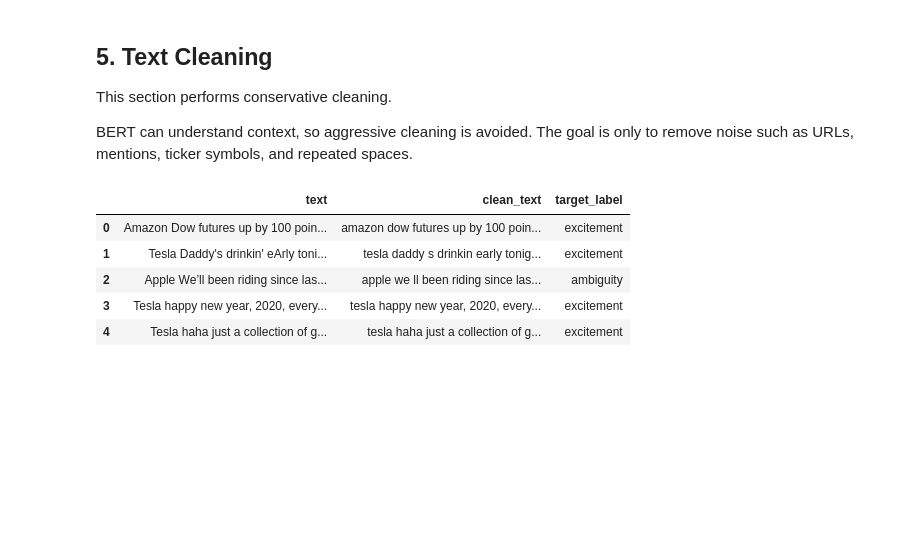
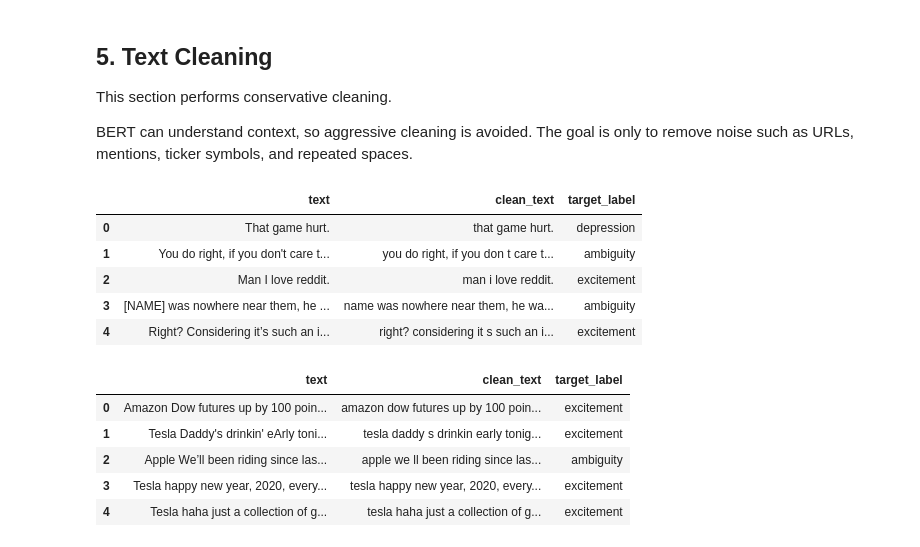
Before and after one commit to AbhikBoruah/Technology-Design-Project, a Jupyter notebook: ProjectDemo.ipynb, the cells around one changed output. Drawn from its saved outputs; the diff is of its cells as text; code cells hidden in the pictures; blank space fills up the shorter version.

Commit message:
Plot distributions again; plot head of cleaned Model A; gitignore

```diff
--- a/ProjectDemo.ipynb
+++ b/ProjectDemo.ipynb
@@ -321,35 +340,42 @@ BERT can understand context, so aggressive cleaning is avoided. The goal is only
 # %%
 # Define a conservative text cleaning function for financial and general comments.
 def clean_text(text):
     text = str(text).lower()
     text = re.sub(r"http\S+|www\S+", " ", text)   # Remove URLs
     text = re.sub(r"@\w+", " ", text)             # Remove user mentions
     text = re.sub(r"#\w+", " ", text)             # Remove hashtags
     text = re.sub(r"\$[a-zA-Z]+", " ", text)      # Remove ticker symbols
     text = re.sub(r"[^a-z0-9\s!?.,]", " ", text)  # Keep letters, digits, spaces, and basic punctuation useful for sentiment tone.
     text = re.sub(r"[^\w\s\[\]'!?.,]", " ", text) # Remove special chars
     text = re.sub(r"\s+", " ", text)              # Replace repeated spaces with a single space.
     text = text.strip()                           # Remove leading and trailing whitespace.
     return text
 
 # Apply cleaning to the mapped GoEmotions and StockEmotions dataframe.
 go_df["clean_text"] = go_df["text"].apply(clean_text)
 stock_train_m["clean_text"] = stock_train_m["text"].apply(clean_text)
 stock_val_m["clean_text"] = stock_val_m["text"].apply(clean_text)
 stock_test_m["clean_text"] = stock_test_m["text"].apply(clean_text)
 
 # Remove GoEmotions and StockEmotions rows that became empty after cleaning.
 go_df = go_df[go_df["clean_text"].str.len() > 0].reset_index(drop=True)
 stock_train_m = stock_train_m[stock_train_m["clean_text"].str.len() > 0].reset_index(drop=True)
 stock_val_m = stock_val_m[stock_val_m["clean_text"].str.len() > 0].reset_index(drop=True)
 stock_test_m = stock_test_m[stock_test_m["clean_text"].str.len() > 0].reset_index(drop=True)
 
 # Display sample cleaned rows to support transparent preprocessing.
+display(go_df[["text", "clean_text", "target_label"]].head()) # needs work
 display(stock_train_m[["text", "clean_text", "target_label"]].head())
 # %% [output]
 |  | text | clean_text | target_label |
-| 0 | Amazon Dow futures up by 100 poin... | amazon dow futures up by 100 poin... | excitement |
-| 1 | Tesla Daddy's drinkin' eArly toni... | tesla daddy s drinkin early tonig... | excitement |
-| 2 | Apple We’ll been riding since las... | apple we ll been riding since las... | ambiguity |
-| 3 | Tesla happy new year, 2020, every... | tesla happy new year, 2020, every... | excitement |
-| 4 | Tesla haha just a collection of g... | tesla haha just a collection of g... | excitement |
+| 0 | That game hurt. | that game hurt. | depression |
+| 1 | You do right, if you don't care t... | you do right, if you don t care t... | ambiguity |
+| 2 | Man I love reddit. | man i love reddit. | excitement |
+| 3 | [NAME] was nowhere near them, he ... | name was nowhere near them, he wa... | ambiguity |
+| 4 | Right? Considering it’s such an i... | right? considering it s such an i... | excitement |
+|  | text | clean_text | target_label |
+| 0 | Amazon Dow futures up by 100 poin... | amazon dow futures up by 100 poin... | excitement |
+| 1 | Tesla Daddy's drinkin' eArly toni... | tesla daddy s drinkin early tonig... | excitement |
+| 2 | Apple We’ll been riding since las... | apple we ll been riding since las... | ambiguity |
+| 3 | Tesla happy new year, 2020, every... | tesla happy new year, 2020, every... | excitement |
+| 4 | Tesla haha just a collection of g... | tesla haha just a collection of g... | excitement |
```
Also changed, not shown: parts of 2 cells of this notebook, 1 other file.
